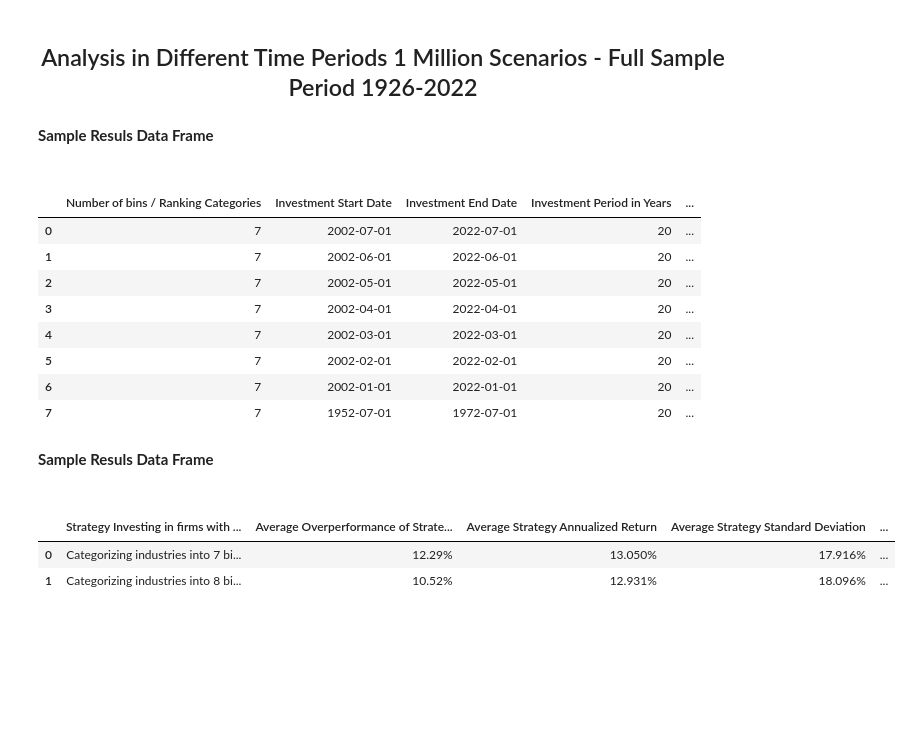
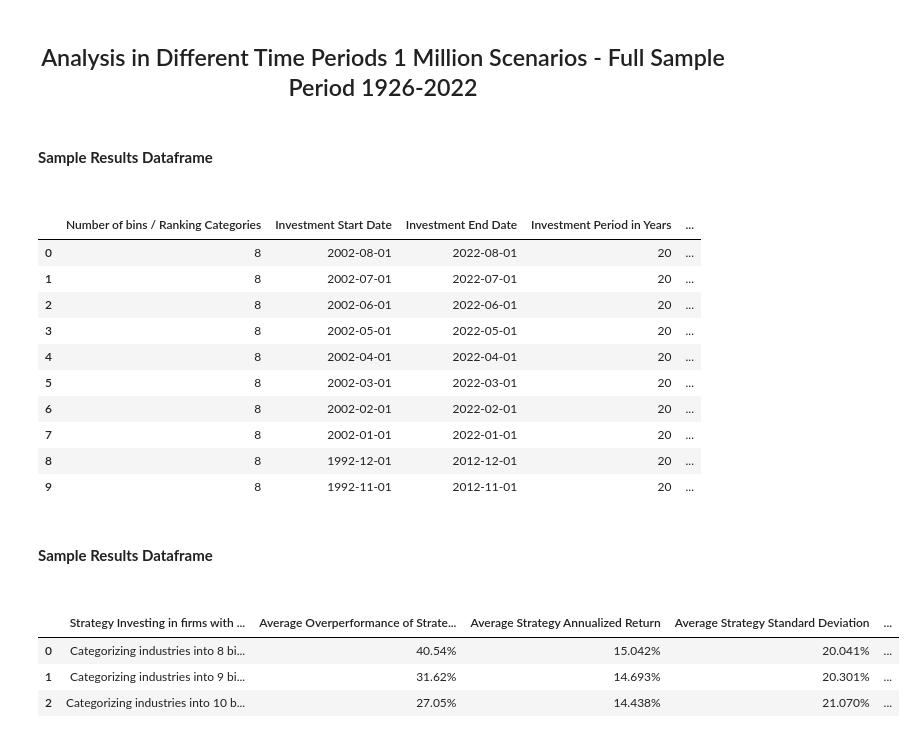
Before and after one commit to RodrigoMedinaF/1-Million-Investment-Scenarios, a Jupyter notebook: A Loop that runs for days 1 Million Investment Scenarios .ipynb, the cells around one changed output. Cells and saved outputs as stored; diff of their text form; code cells hidden in the pictures; blank space fills up the shorter version.

```diff
--- a/A Loop that runs for days 1 Million Investment Scenarios .ipynb
+++ b/A Loop that runs for days 1 Million Investment Scenarios .ipynb
@@ -45,6 +45,8 @@ for h in range(2,25):
                         start_date = start_date -  1
                         last_two_sd = int(str(start_date)[-2:])
                         end_date = start_date + (investment_time_in_years*100)
+                        if end_date > 202208:
+                         continue
                         if start_date > 202108:
                          continue
                         if last_two_sd > 13:
@@ -53,7 +55,6 @@ for h in range(2,25):
                          continue
                         if start_date < 192607:
                          continue
-
                         #print('start date ' , start_date, 'end date ', end_date , 'inv period' , i , 'date dif' , (end_date - start_date), 'k ' ,k , 'bin' ,h ,'x=',x)
                         investment_scenarios += 1
 # %%
@@ -177,7 +178,7 @@ for h in range(2,25):
                     Ind_Cross_Section_DF = Ind_Cross_Section_DF.loc[Ind_Cross_Section_DF["Ret_EqualW"] != -99.99 ]
                     Ind_Cross_Section_DF = Ind_Cross_Section_DF.loc[Ind_Cross_Section_DF["Avg Firm Size"] != -99.99 ]
                     end_date_shift = k
-                    end_date = 202208 - (end_date_shift*100)
+                    end_date = 202213 - (end_date_shift*100)
                     investment_time_in_years = i
                     start_date = end_date - (investment_time_in_years*100)
 
@@ -186,6 +187,8 @@ for h in range(2,25):
                         last_two_sd = int(str(start_date)[-2:])
                         end_date = start_date + (investment_time_in_years*100)
 
+                        if end_date > 202208:
+                         continue
                         if start_date > 202108 + (investment_time_in_years*100) :
                          continue
                         if last_two_sd > 13:
@@ -273,31 +276,34 @@ for h in range(2,25):
 
 
 
-    Total_average_returns_per_bin = pd.concat([ strategy_desc, average_overperformance_per_bin_qty, average_strategy_annual_return,  average_strategy_standard_deviation,average_benchmark_annual_return,average_benchmark_standard_deviation ], axis=1)
+    Total_average_returns_per_strategy_table = pd.concat([ strategy_desc, average_overperformance_per_bin_qty, average_strategy_annual_return,  average_strategy_standard_deviation,average_benchmark_annual_return,average_benchmark_standard_deviation ], axis=1)
 end_time = time.time()
 # %%
 print('Investment Scenarios: ' + str(investment_scenarios)  + ' - Run Time: ' , round(end_time - start_time , 2) , ' seconds')
-# %% [markdown]
-<left><b> Sample Resuls Data Frame</b> <br><br>
+# %% [markdown]
+<br><left><b> Sample Results Dataframe</b><br><br>
 # %%
 Strategy_returns_table
-# Displaying Strategy_returns_table.head(8) for sample run
+# Displaying Strategy_returns_table.head(10) for sample run
 # %% [output]
 |  | Number of bins / Ranking Categories | Investment Start Date | Investment End Date | Investment Period in Years | ... |
-| 0 | 7 | 2002-07-01 | 2022-07-01 | 20 | ... |
-| 1 | 7 | 2002-06-01 | 2022-06-01 | 20 | ... |
-| 2 | 7 | 2002-05-01 | 2022-05-01 | 20 | ... |
-| 3 | 7 | 2002-04-01 | 2022-04-01 | 20 | ... |
-| 4 | 7 | 2002-03-01 | 2022-03-01 | 20 | ... |
-| 5 | 7 | 2002-02-01 | 2022-02-01 | 20 | ... |
-| 6 | 7 | 2002-01-01 | 2022-01-01 | 20 | ... |
-| 7 | 7 | 1952-07-01 | 1972-07-01 | 20 | ... |
+| 0 | 8 | 2002-08-01 | 2022-08-01 | 20 | ... |
+| 1 | 8 | 2002-07-01 | 2022-07-01 | 20 | ... |
+| 2 | 8 | 2002-06-01 | 2022-06-01 | 20 | ... |
+| 3 | 8 | 2002-05-01 | 2022-05-01 | 20 | ... |
+| 4 | 8 | 2002-04-01 | 2022-04-01 | 20 | ... |
+| 5 | 8 | 2002-03-01 | 2022-03-01 | 20 | ... |
+| 6 | 8 | 2002-02-01 | 2022-02-01 | 20 | ... |
+| 7 | 8 | 2002-01-01 | 2022-01-01 | 20 | ... |
+| 8 | 8 | 1992-12-01 | 2012-12-01 | 20 | ... |
+| 9 | 8 | 1992-11-01 | 2012-11-01 | 20 | ... |
-# %% [markdown]
-<left><b> Sample Resuls Data Frame</b> <br><br>
+# %% [markdown]
+<br><left><b> Sample Results Dataframe</b><br><br>
 # %%
-Total_average_returns_per_bin
-# Displaying Total_average_returns_per_bin for sample run
+Total_average_returns_per_strategy_table
+# Displaying Total_average_returns_per_strategy_table for sample run
 # %% [output]
 |  | Strategy Investing in firms with ... | Average Overperformance of Strate... | Average Strategy Annualized Return | Average Strategy Standard Deviation | ... |
-| 0 | Categorizing industries into 7 bi... | 12.29% | 13.050% | 17.916% | ... |
-| 1 | Categorizing industries into 8 bi... | 10.52% | 12.931% | 18.096% | ... |
+| 0 | Categorizing industries into 8 bi... | 40.54% | 15.042% | 20.041% | ... |
+| 1 | Categorizing industries into 9 bi... | 31.62% | 14.693% | 20.301% | ... |
+| 2 | Categorizing industries into 10 b... | 27.05% | 14.438% | 21.070% | ... |
```
Also changed, not shown: parts of 3 cells of this notebook.
